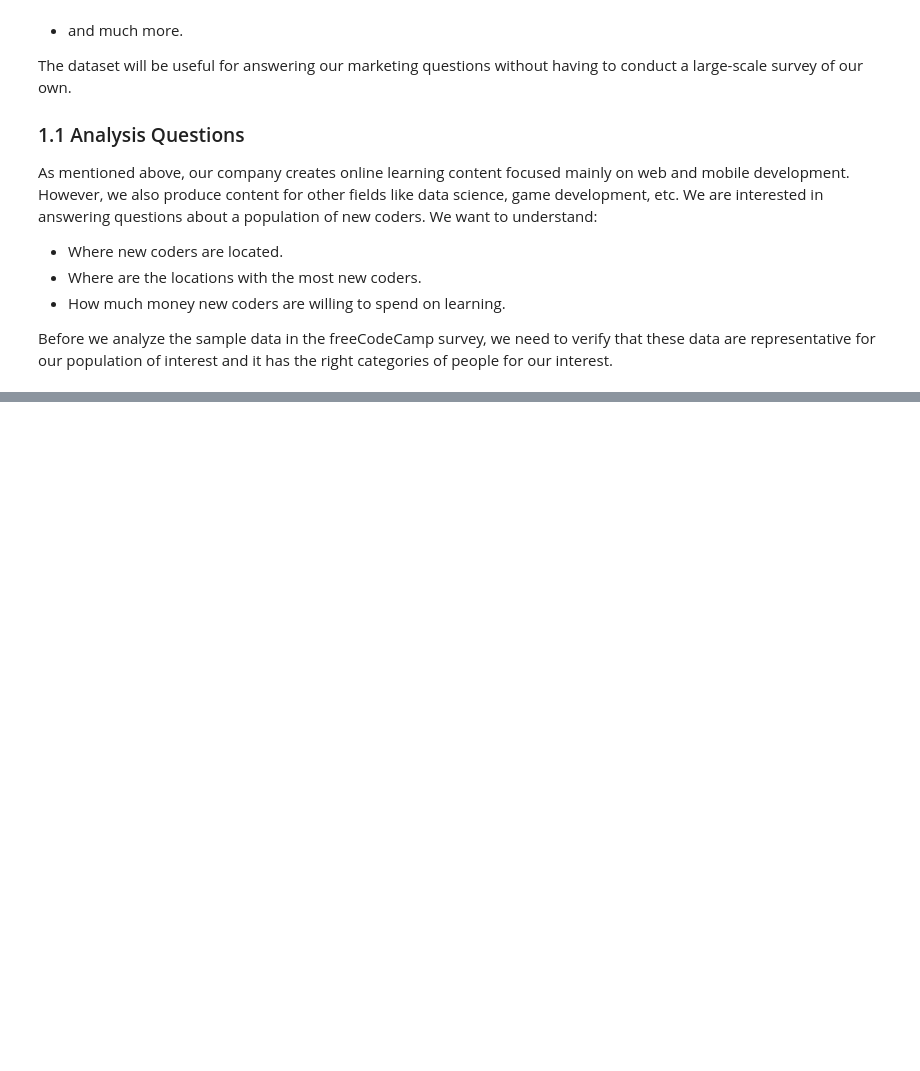
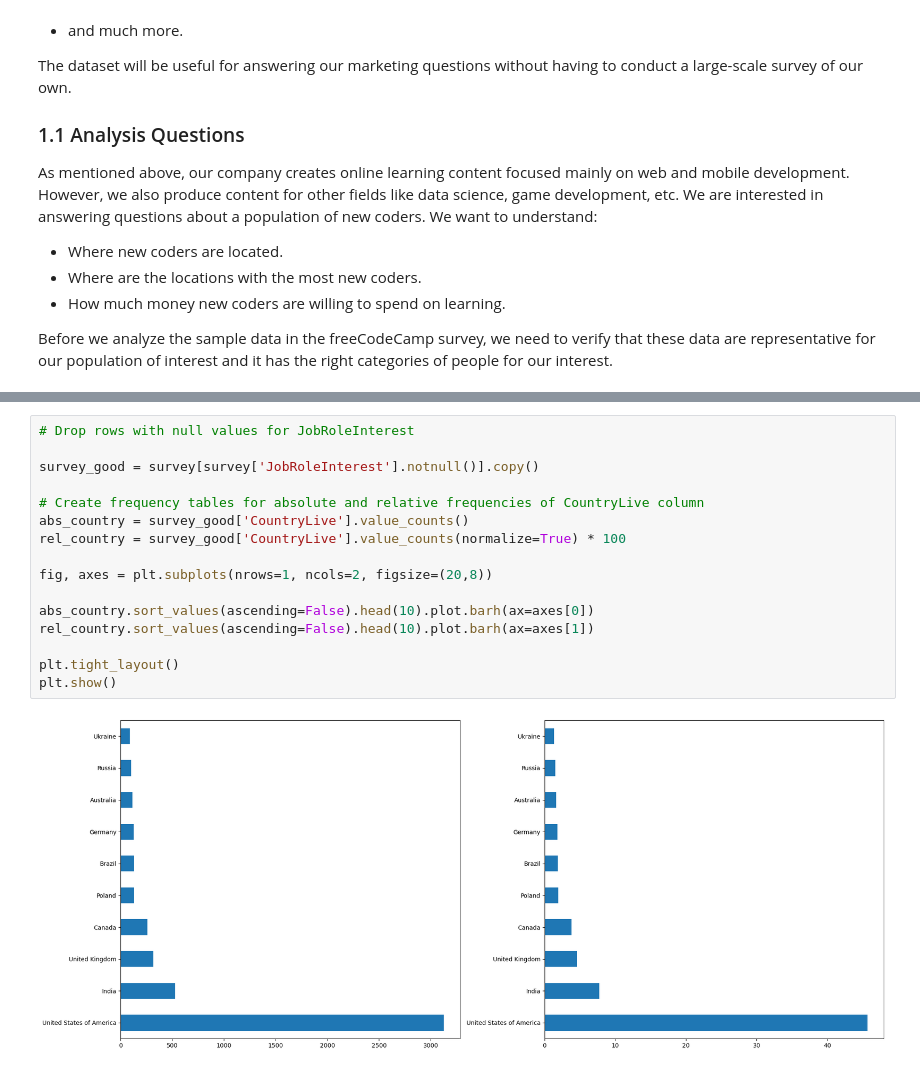
Before and after one commit to n-jdelaney/dq_elearning_marketing, a Jupyter notebook: dq_ad_project.ipynb, the cells around one changed output, grey strips where cells are left out. Cells and saved outputs as stored; diff of their text form; blank space fills up the shorter version.

```diff
--- a/dq_ad_project.ipynb
+++ b/dq_ad_project.ipynb
@@ -68,0 +144,18 @@ Before we analyze the sample data in the freeCodeCamp survey, we need to verify
+# %%
+# Drop rows with null values for JobRoleInterest
+
+survey_good = survey[survey['JobRoleInterest'].notnull()].copy()
+
+# Create frequency tables for absolute and relative frequencies of CountryLive column
+abs_country = survey_good['CountryLive'].value_counts()
+rel_country = survey_good['CountryLive'].value_counts(normalize=True) * 100
+
+fig, axes = plt.subplots(nrows=1, ncols=2, figsize=(20,8))
+
+abs_country.sort_values(ascending=False).head(10).plot.barh(ax=axes[0])
+rel_country.sort_values(ascending=False).head(10).plot.barh(ax=axes[1])
+
+plt.tight_layout()
+plt.show()
+# %% [output]
+[figure, added]
```
Also changed, not shown: parts of 7 cells of this notebook, 1 other file.
